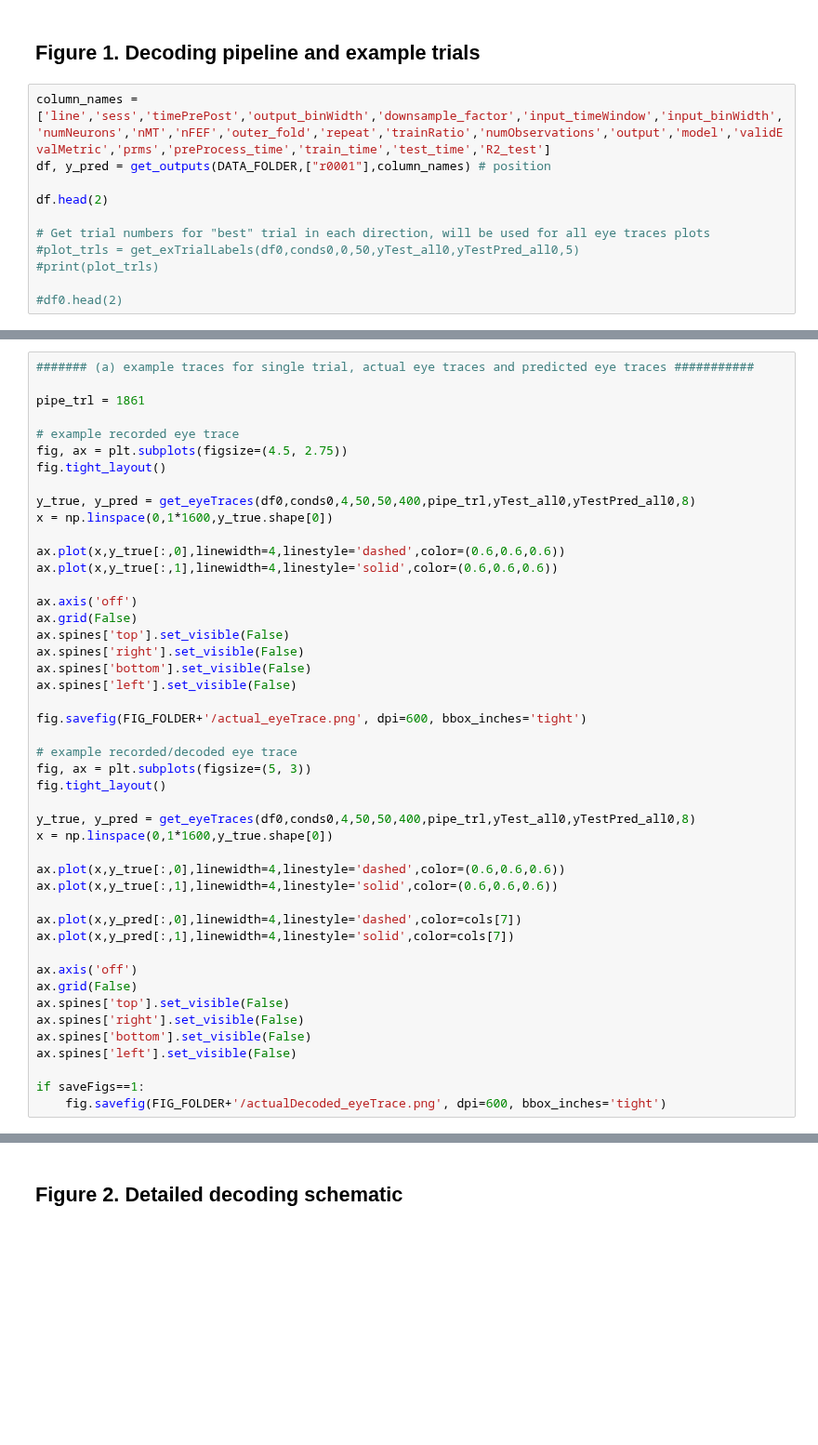
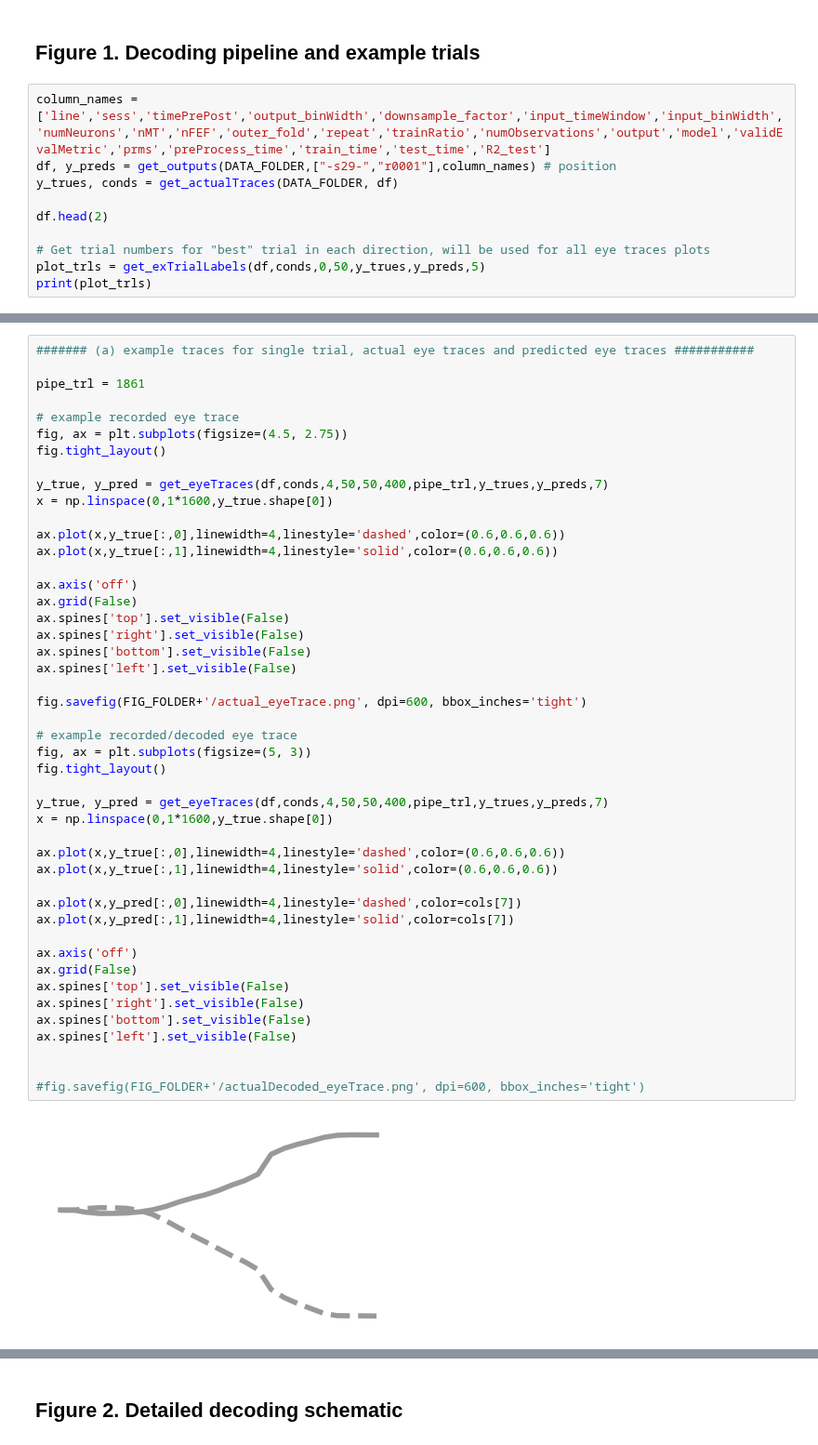
Before and after one commit to mayolabvision/NeuralDecoding, a Jupyter notebook: analyses/Manuscript_FinalPlots2.ipynb, the cells around one changed output, grey strips where cells are left out. Shown at 93% size. Saved outputs shown, nothing was run; the diff lists cells and outputs as text; blank space fills up the shorter version.

```diff
--- a/analyses/Manuscript_FinalPlots2.ipynb
+++ b/analyses/Manuscript_FinalPlots2.ipynb
@@ -356,13 +353,12 @@ def calc_evalMetrics(df,sess_size,minR2):
 ## Figure 1. Decoding pipeline and example trials
 # %%
 column_names = ['line','sess','timePrePost','output_binWidth','downsample_factor','input_timeWindow','input_binWidth','numNeurons','nMT','nFEF','outer_fold','repeat','trainRatio','numObservations','output','model','validEvalMetric','prms','preProcess_time','train_time','test_time','R2_test']
-df, y_pred = get_outputs(DATA_FOLDER,["r0001"],column_names) # position
+df, y_preds = get_outputs(DATA_FOLDER,["-s29-","r0001"],column_names) # position
+y_trues, conds = get_actualTraces(DATA_FOLDER, df)
 
 df.head(2)
 
 # Get trial numbers for "best" trial in each direction, will be used for all eye traces plots
-#plot_trls = get_exTrialLabels(df0,conds0,0,50,yTest_all0,yTestPred_all0,5)
-#print(plot_trls)
-
-#df0.head(2)
+plot_trls = get_exTrialLabels(df,conds,0,50,y_trues,y_preds,5)
+print(plot_trls)
 # %% [output]
@@ -379,40 +372,42 @@ pipe_trl = 1861
 fig, ax = plt.subplots(figsize=(4.5, 2.75))
 fig.tight_layout()
 
-y_true, y_pred = get_eyeTraces(df0,conds0,4,50,50,400,pipe_trl,yTest_all0,yTestPred_all0,8)
+y_true, y_pred = get_eyeTraces(df,conds,4,50,50,400,pipe_trl,y_trues,y_preds,7)
 x = np.linspace(0,1*1600,y_true.shape[0])
 
 ax.plot(x,y_true[:,0],linewidth=4,linestyle='dashed',color=(0.6,0.6,0.6))
 ax.plot(x,y_true[:,1],linewidth=4,linestyle='solid',color=(0.6,0.6,0.6))
 
 ax.axis('off')
 ax.grid(False)
 ax.spines['top'].set_visible(False)
 ax.spines['right'].set_visible(False)
 ax.spines['bottom'].set_visible(False)
 ax.spines['left'].set_visible(False)
 
 fig.savefig(FIG_FOLDER+'/actual_eyeTrace.png', dpi=600, bbox_inches='tight')
 
 # example recorded/decoded eye trace
 fig, ax = plt.subplots(figsize=(5, 3))
 fig.tight_layout()
 
-y_true, y_pred = get_eyeTraces(df0,conds0,4,50,50,400,pipe_trl,yTest_all0,yTestPred_all0,8)
+y_true, y_pred = get_eyeTraces(df,conds,4,50,50,400,pipe_trl,y_trues,y_preds,7)
 x = np.linspace(0,1*1600,y_true.shape[0])
 
 ax.plot(x,y_true[:,0],linewidth=4,linestyle='dashed',color=(0.6,0.6,0.6))
 ax.plot(x,y_true[:,1],linewidth=4,linestyle='solid',color=(0.6,0.6,0.6))
 
 ax.plot(x,y_pred[:,0],linewidth=4,linestyle='dashed',color=cols[7])
 ax.plot(x,y_pred[:,1],linewidth=4,linestyle='solid',color=cols[7])
 
 ax.axis('off')
 ax.grid(False)
 ax.spines['top'].set_visible(False)
 ax.spines['right'].set_visible(False)
 ax.spines['bottom'].set_visible(False)
 ax.spines['left'].set_visible(False)
 
-if saveFigs==1:
-    fig.savefig(FIG_FOLDER+'/actualDecoded_eyeTrace.png', dpi=600, bbox_inches='tight')
+
+#fig.savefig(FIG_FOLDER+'/actualDecoded_eyeTrace.png', dpi=600, bbox_inches='tight')
+# %% [output]
+[figure, added]
```
Also changed, not shown: parts of 7 cells of this notebook, 2 other files.
